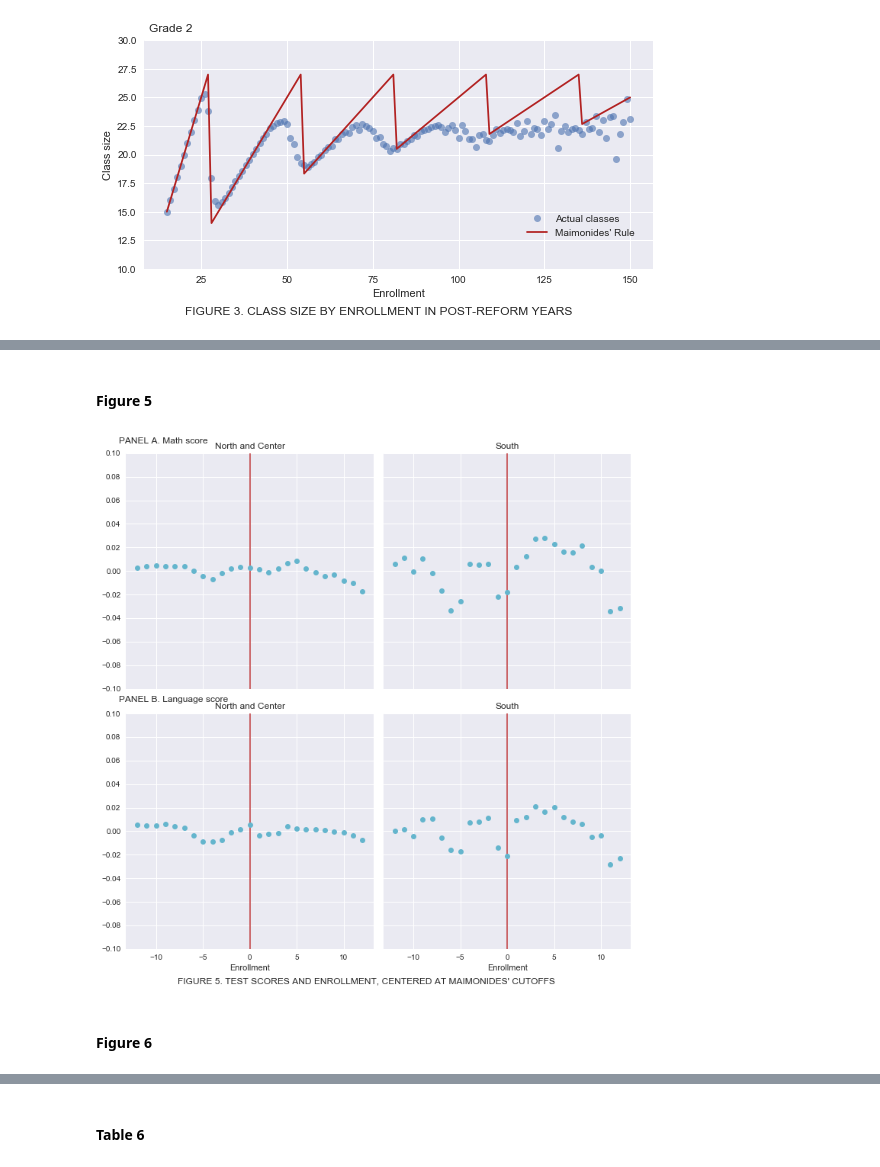
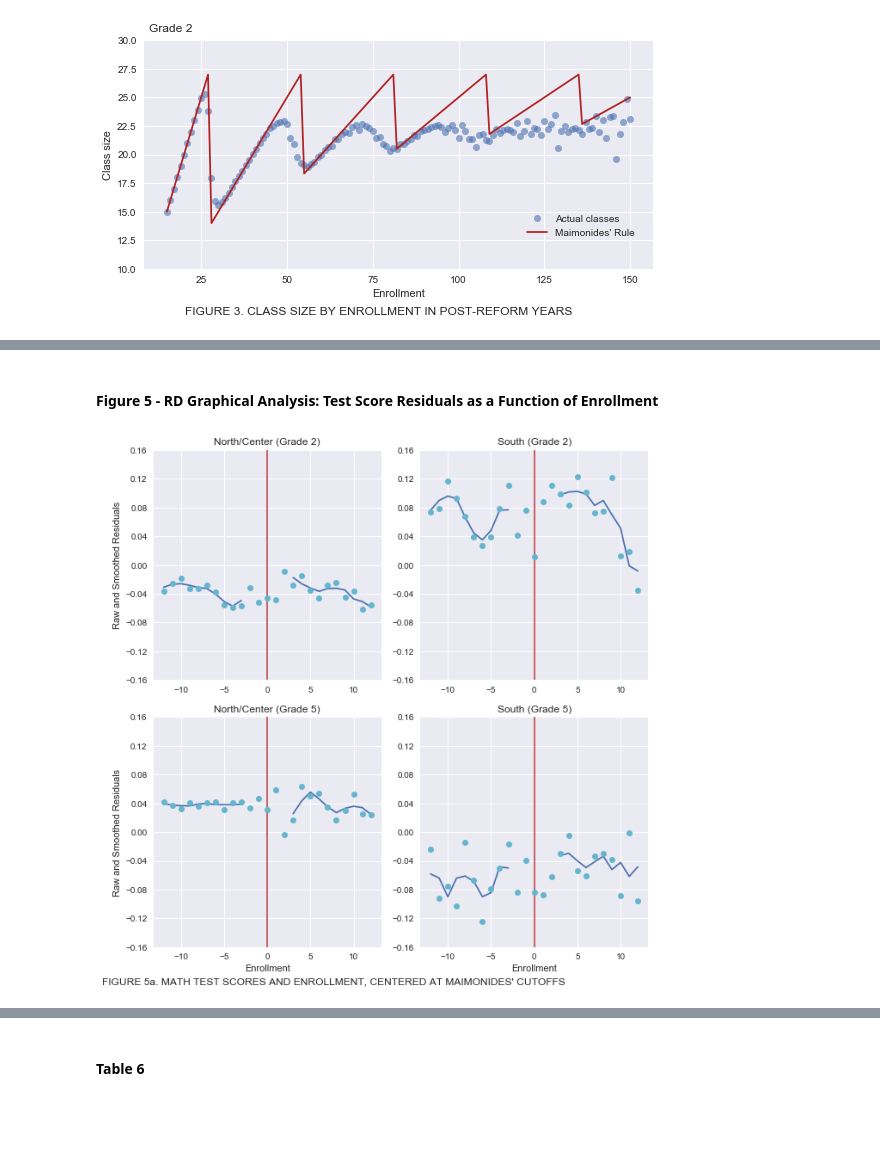
Before and after one commit to FedericoAlexanderRizzuto/microeconometrics-course-project-FedericoAlexanderRizzuto, a Jupyter notebook: project.ipynb, the cells around one changed output, grey strips where cells are left out. Cells and saved outputs as stored; diff of their text form; code cells hidden in the pictures; blank space fills up the shorter version.

Commit message:
Shortened code for graphs, changed graphs 4 to 6, added violinplots, added Identification

```diff
--- a/project.ipynb
+++ b/project.ipynb
@@ -169,9 +211,7 @@ create_fig4(df)
-# %% [markdown]
-#### Figure 5
+# %% [markdown]
+#### Figure 5 - RD Graphical Analysis: Test Score Residuals as a Function of Enrollment
 # %%
-create_fig5(df)
+create_fig5a(df)
 # %% [output]
-[figure, old version]
+[figure, new version]
-# %% [markdown]
-#### Figure 6
 # %%
```
Also changed, not shown: parts of 40 cells of this notebook, 15 other files.
